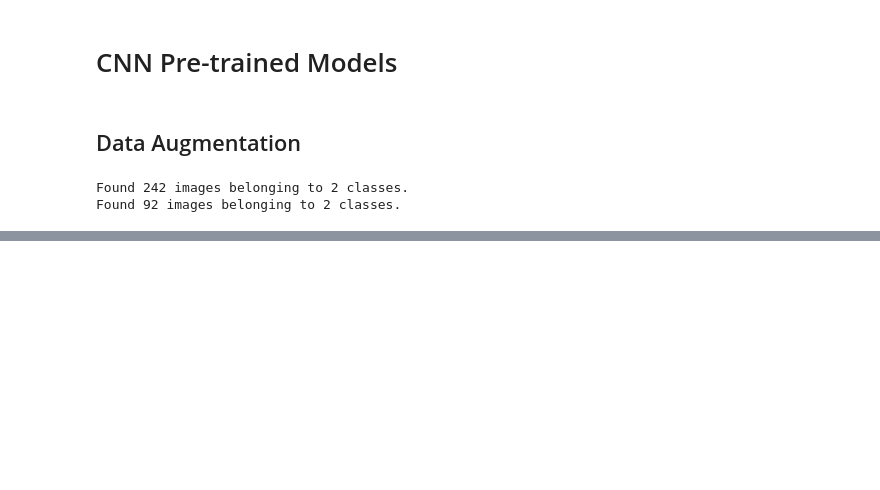
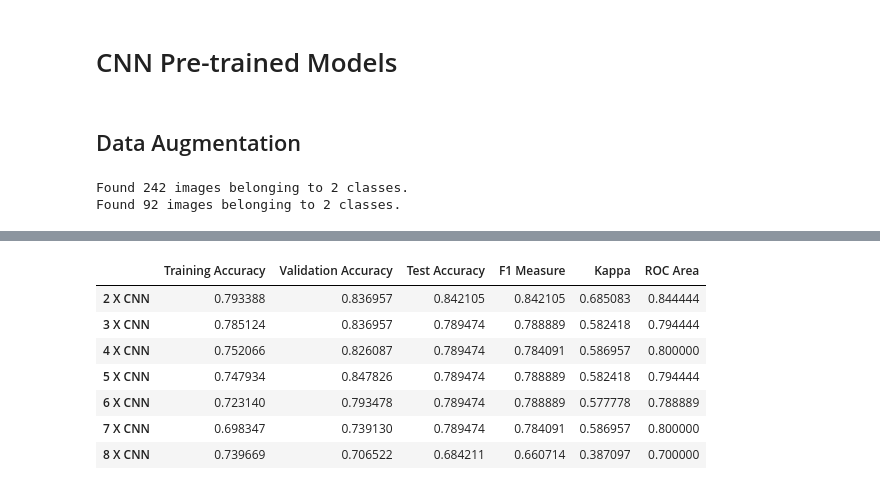
Before and after one commit to ZeynelAbidin91/DL-in-Computer-vision, a Jupyter notebook: evalution_pre-trained_networks_on_brain_tumor_dataset/evaluation_pre-trained_networks.ipynb, the cells around one changed output, grey strips where cells are left out. Cells and saved outputs as stored; diff of their text form; code cells hidden in the pictures; blank space fills up the shorter version.

```diff
--- a/evalution_pre-trained_networks_on_brain_tumor_dataset/evaluation_pre-trained_networks.ipynb
+++ b/evalution_pre-trained_networks_on_brain_tumor_dataset/evaluation_pre-trained_networks.ipynb
@@ -1819,0 +779,11 @@ F1 Score = 0.51
+# %%
+custom_cnn_evaluation_df
+# %% [output]
+|  | Training Accuracy | Validation Accuracy | Test Accuracy | F1 Measure | Kappa | ROC Area |
+| 2 X CNN | 0.793388 | 0.836957 | 0.842105 | 0.842105 | 0.685083 | 0.844444 |
+| 3 X CNN | 0.785124 | 0.836957 | 0.789474 | 0.788889 | 0.582418 | 0.794444 |
+| 4 X CNN | 0.752066 | 0.826087 | 0.789474 | 0.784091 | 0.586957 | 0.800000 |
+| 5 X CNN | 0.747934 | 0.847826 | 0.789474 | 0.788889 | 0.582418 | 0.794444 |
+| 6 X CNN | 0.723140 | 0.793478 | 0.789474 | 0.788889 | 0.577778 | 0.788889 |
+| 7 X CNN | 0.698347 | 0.739130 | 0.789474 | 0.784091 | 0.586957 | 0.800000 |
+| 8 X CNN | 0.739669 | 0.706522 | 0.684211 | 0.660714 | 0.387097 | 0.700000 |
```
Also changed, not shown: parts of 97 cells of this notebook, 1 other file.
